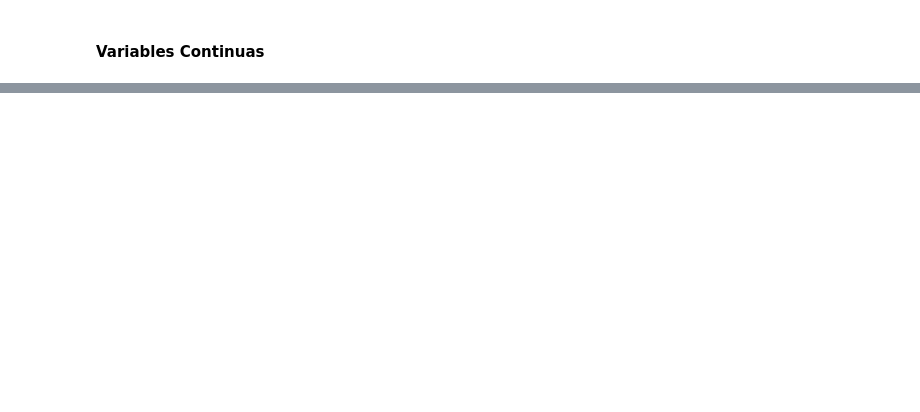
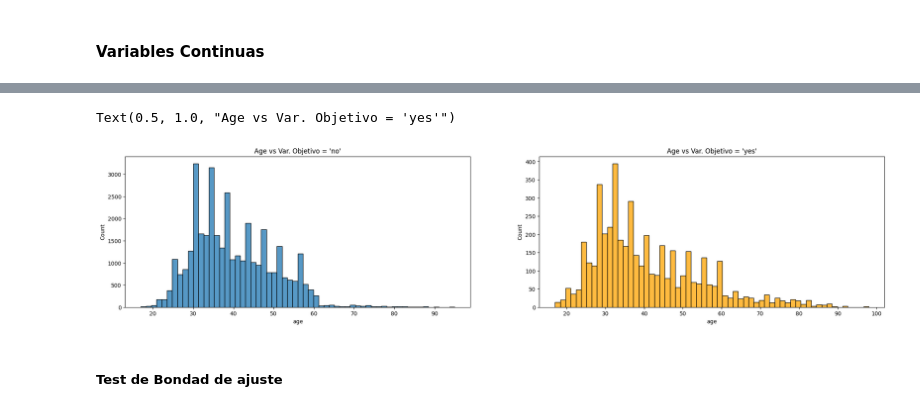
Before and after one commit to Hemersson7/Estadistica, a Jupyter notebook: Tarea1.ipynb, the cells around one changed output, grey strips where cells are left out. Cells and saved outputs as stored; diff of their text form; code cells hidden in the pictures; blank space fills up the shorter version.

```diff
--- a/Tarea1.ipynb
+++ b/Tarea1.ipynb
@@ -192,0 +272,11 @@ graficar_hitogramas(var_quantitative)
+# %%
+fig, axes = plt.subplots (1,2, figsize = (25,5))
+sns.histplot(data[data["y"] == "no"], x = "age", ax = axes[0], bins = 60)
+sns.histplot(data[data["y"] == "yes"], x = "age", ax = axes[1], color = "orange", bins = 60)
+axes[0].set_title("Age vs Var. Objetivo = 'no'")
+axes[1].set_title("Age vs Var. Objetivo = 'yes'")
+# %% [output]
+Text(0.5, 1.0, "Age vs Var. Objetivo = 'yes'")
+[figure, added]
+# %% [markdown]
+##### Test de Bondad de ajuste
```
Also changed, not shown: parts of 14 cells of this notebook.
